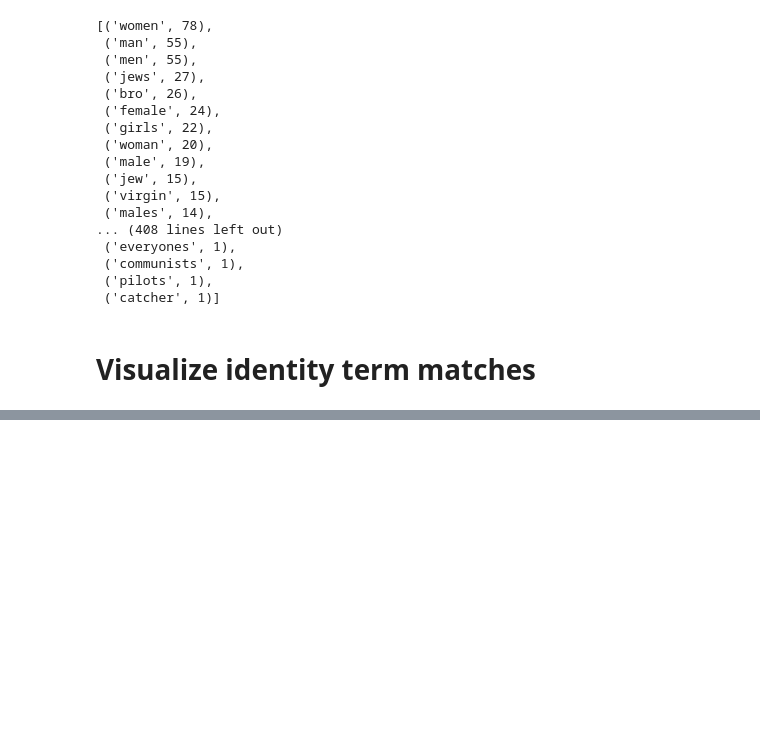
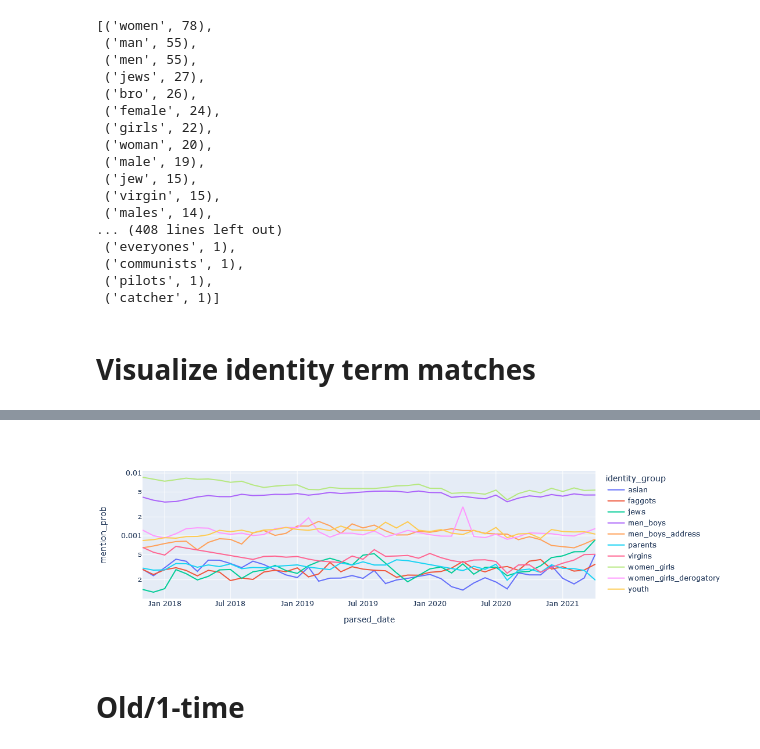
Before and after one commit to michaelmilleryoder/incels_identities, a Jupyter notebook: jupyter/match_identities.ipynb, the cells around one changed output, grey strips where cells are left out. Drawn from its saved outputs; the diff is of its cells as text; code cells hidden in the pictures; blank space fills up the shorter version.

```diff
--- a/jupyter/match_identities.ipynb
+++ b/jupyter/match_identities.ipynb
@@ -195,0 +469,15 @@ fig.update_xaxes(tickangle=45)
+# %%
+# Filter to most popular terms overall
+# filtered = counts_overtime[counts_overtime['identity_term'].isin(freq.term.head(20))]
+filtered = counts_overtime[counts_overtime['identity_group'].isin(gp_freq.identity_group.head(10))]
+
+# Plot
+import plotly.express as px
+
+# px.line(filtered, x='parsed_date', y='count', color='identity_term')
+# px.line(filtered, x='parsed_date', y='mention_prob', color='identity_group')
+px.line(filtered, x='parsed_date', y='mention_prob', color='identity_group', log_y=True)
+# %% [output]
+[figure, added]
+# %% [markdown]
+# Old/1-time
```
Also changed, not shown: parts of 29 cells of this notebook, 2 other files.
